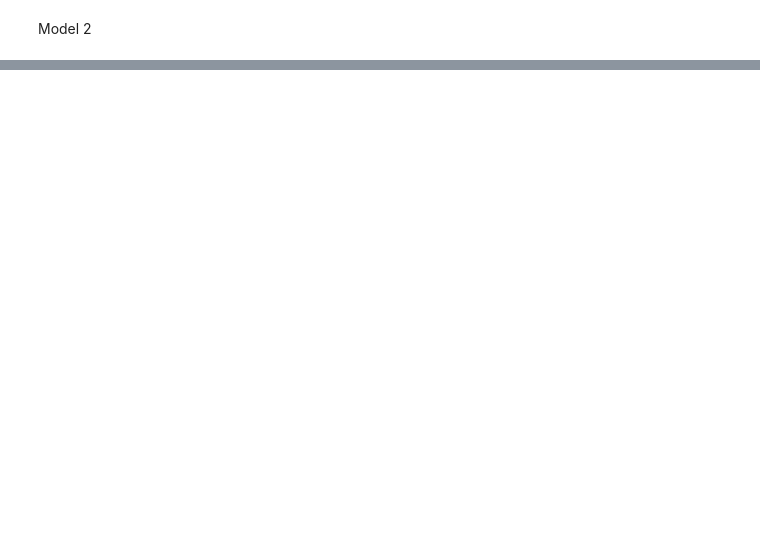
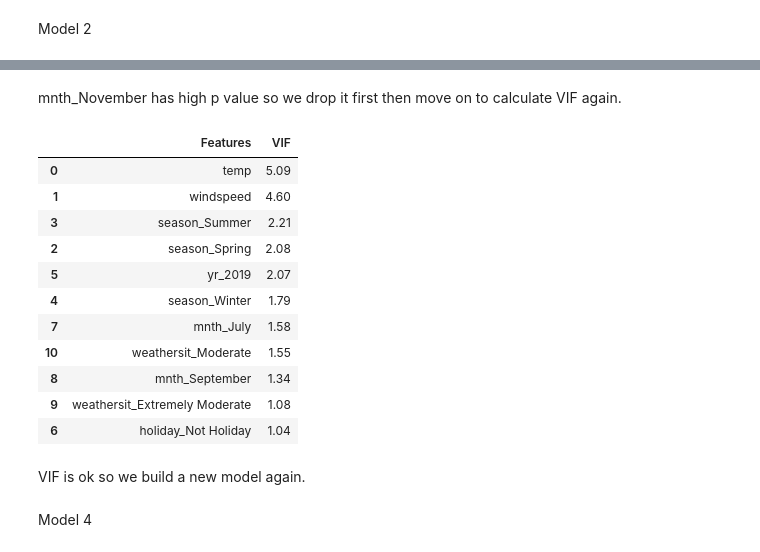
Before and after one commit to ria08/bike_sharing_linear_regression, a Jupyter notebook: bike_sharing_assignment.ipynb, the cells around one changed output, grey strips where cells are left out. Drawn from its saved outputs; the diff is of its cells as text; code cells hidden in the pictures; blank space fills up the shorter version.

```diff
--- a/bike_sharing_assignment.ipynb
+++ b/bike_sharing_assignment.ipynb
@@ -436,0 +517,24 @@ Model 2
+# %% [markdown]
+mnth_November has high p value so we drop it first then move on to calculate VIF again.
+# %%
+'''
+X_train_new3 = X_train_new2.drop(['mnth_November'], axis = 1)
+VIF_calculate(X_train_new3)
+'''
+# %% [output]
+|  | Features | VIF |
+| 0 | temp | 5.09 |
+| 1 | windspeed | 4.60 |
+| 3 | season_Summer | 2.21 |
+| 2 | season_Spring | 2.08 |
+| 5 | yr_2019 | 2.07 |
+| 4 | season_Winter | 1.79 |
+| 7 | mnth_July | 1.58 |
+| 10 | weathersit_Moderate | 1.55 |
+| 8 | mnth_September | 1.34 |
+| 9 | weathersit_Extremely Moderate | 1.08 |
+| 6 | holiday_Not Holiday | 1.04 |
+# %% [markdown]
+VIF is ok so we build a new model again.
+# %% [markdown]
+Model 4
```
Also changed, not shown: parts of 13 cells of this notebook.
